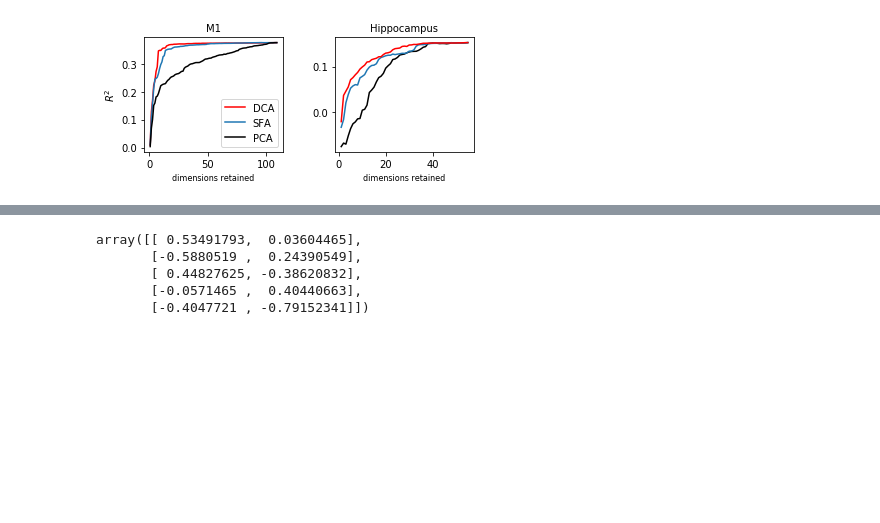
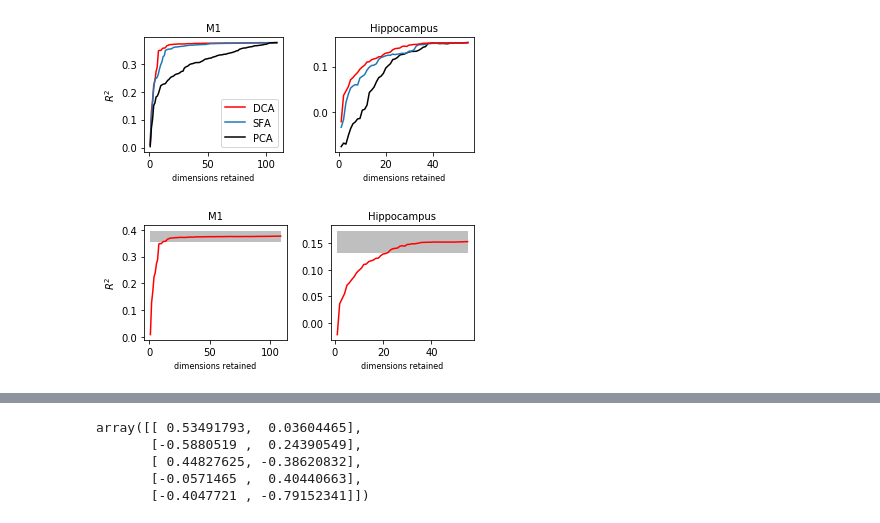
Before and after one commit to BouchardLab/DynamicalComponentsAnalysis, a Jupyter notebook: notebooks/neural_data_dim_scan.ipynb, the cells around one changed output, grey strips where cells are left out. Cells and saved outputs as stored; diff of their text form; code cells hidden in the pictures; blank space fills up the shorter version.

```diff
--- a/notebooks/neural_data_dim_scan.ipynb
+++ b/notebooks/neural_data_dim_scan.ipynb
@@ -123,0 +155,26 @@ from scipy.stats import special_ortho_group as sog
+# %%
+f, axes = plt.subplots(1, 2, figsize=(5.5, 2.5))
+
+ax = axes[0]
+ax.plot(np.arange(1, M1_results.shape[1]+1), np.squeeze(M1_results[...,2]).mean(axis=0), c='red', label='DCA')
+mean = np.squeeze(M1_results)[..., -1, 2].mean()
+sem = np.squeeze(M1_results)[..., -1, 2].std() / np.sqrt(M1_results.shape[0])
+ax.fill_between(np.arange(1, M1_results.shape[1]+1), mean-sem, mean+sem, facecolor='gray', alpha=.5)
+ax.set_ylabel(r'$R^2$')
+#ax.legend(loc='best')
+ax.set_title('M1', fontsize=style.title_fontsize)
+
+ax = axes[1]
+ax.plot(np.arange(1, HC_results.shape[1]+1), np.squeeze(HC_results[...,2]).mean(axis=0), c='red')
+mean = np.squeeze(HC_results)[..., -1, 2].mean()
+std = np.squeeze(HC_results)[..., -1, 2].std() / np.sqrt(HC_results.shape[0])
+ax.fill_between(np.arange(1, HC_results.shape[1]+1), mean-sem, mean+sem, facecolor='gray', alpha=.5)
+ax.set_title('Hippocampus', fontsize=style.title_fontsize)
+
+for ax in axes:
+    ax.set_xlabel('dimensions retained', fontsize=style.axis_label_fontsize)
+
+f.tight_layout()
+plt.savefig('/home/jesse/Downloads/neural_dim_scan_dca.pdf')
+# %% [output]
+[figure, added]
```
Also changed, not shown: parts of 14 cells of this notebook, 5 other files.
